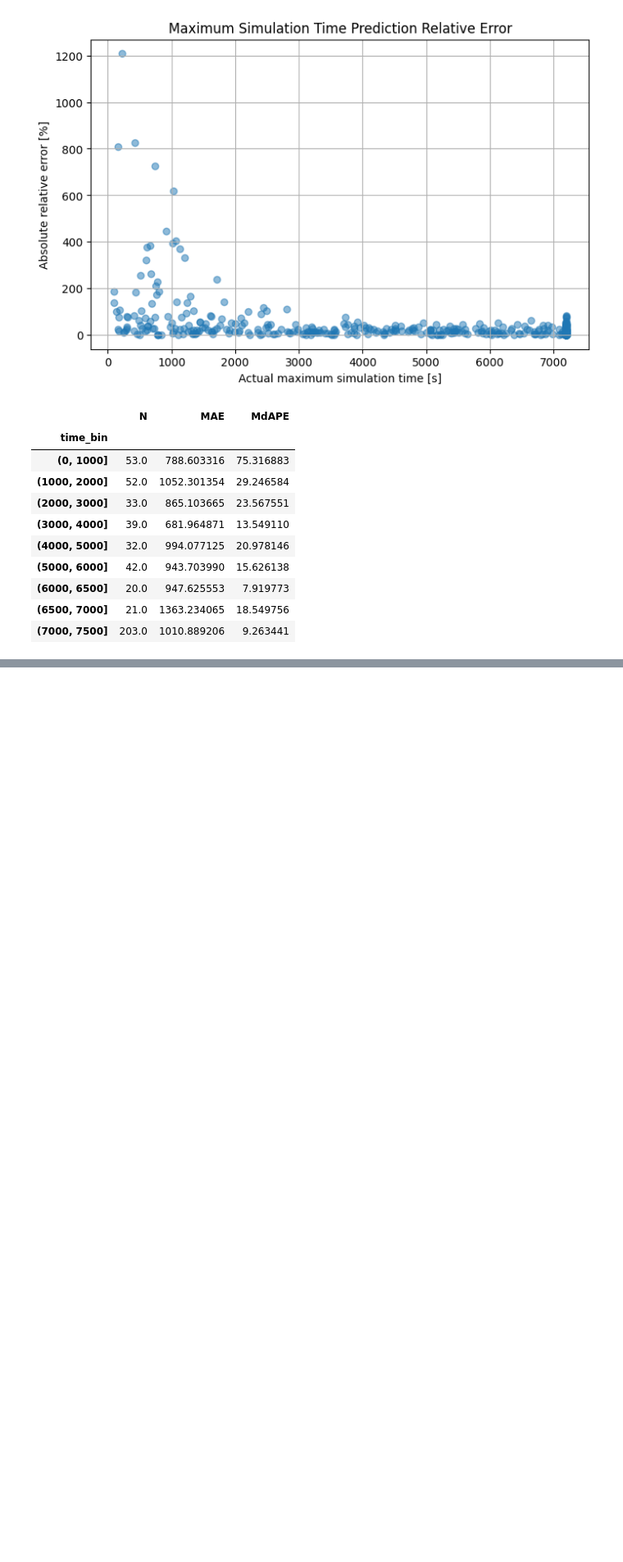
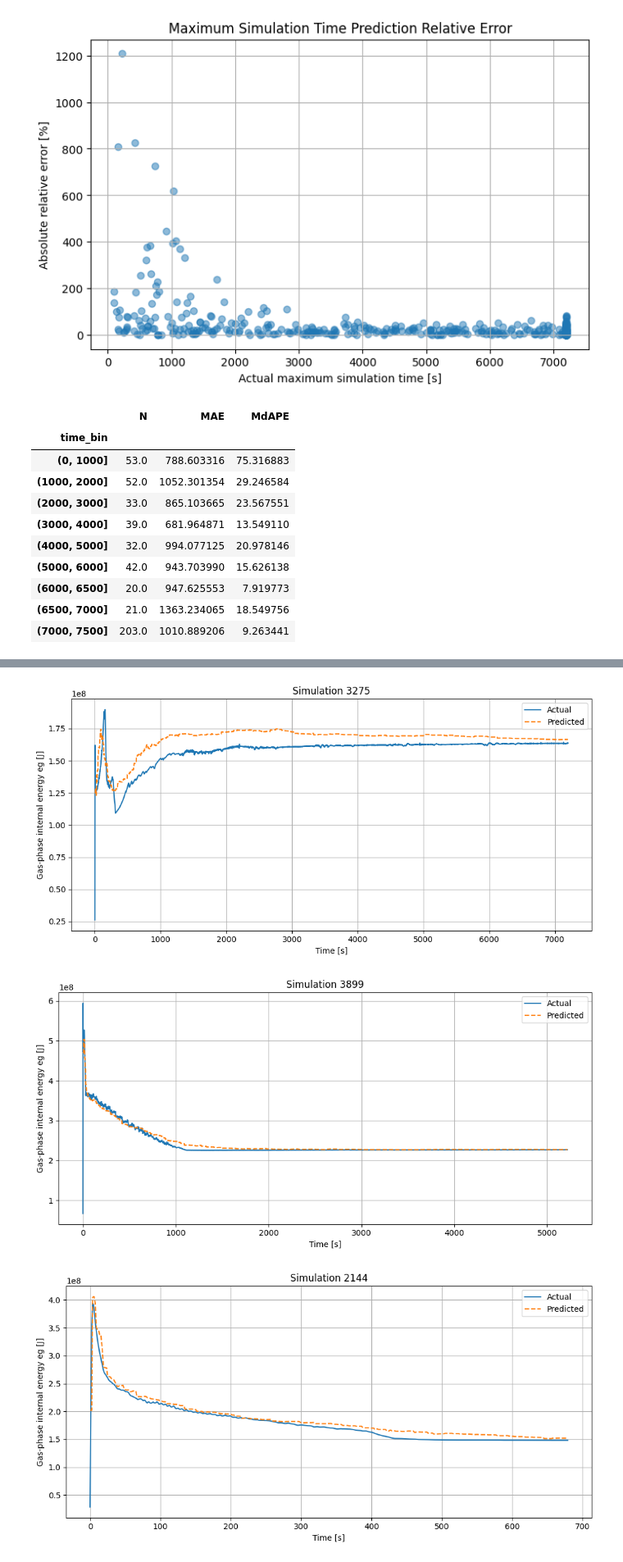
Before and after one commit to ananya-prashanth/IKE-HiWi, a Jupyter notebook: notebooks/exploration.ipynb, the cells around one changed output, grey strips where cells are left out. Shown at 82% size. Drawn from its saved outputs; the diff is of its cells as text; code cells hidden in the pictures; blank space fills up the shorter version.

```diff
--- a/notebooks/exploration.ipynb
+++ b/notebooks/exploration.ipynb
@@ -2497,6 +2226,0 @@ sim = train[
-# %%
-sim_id = train["Simulation No"].iloc[0]
-
-sim = train[
-    train["Simulation No"] == sim_id
-]
@@ -2652,0 +2386,13 @@ plt.show()
+# %%
+import pandas as pd
+import matplotlib.pyplot as plt
+
+pred_path = (
+    "/home/ikeaprash/project/data/processed/"
+    "predictions/trajectory_eg_predictions_test.parquet"
+)
+
+pred = pd.read_parquet(pred_path)
+
+print(pred.head())
+print("Test simulations:", pred["Simulation No"].nunique())
@@ -2652,0 +2407,49 @@ plt.show()
+# %%
+import numpy as np
+import matplotlib.pyplot as plt
+
+rng = np.random.default_rng(42)
+
+sim_ids = pred["Simulation No"].unique()
+
+selected = rng.choice(
+    sim_ids,
+    size=6,
+    replace=False
+)
+
+for sim_id in selected:
+
+    data = pred[
+        pred["Simulation No"] == sim_id
+    ].sort_values("time")
+
+    plt.figure(figsize=(10, 5))
+
+    plt.plot(
+        data["time"],
+        data["eg"],
+        label="Actual"
+    )
+
+    plt.plot(
+        data["time"],
+        data["predicted_eg"],
+        "--",
+        label="Predicted"
+    )
+
+    plt.xlabel("Time [s]")
+    plt.ylabel("Gas-phase internal energy eg [J]")
+    plt.title(
+        f"Simulation {sim_id}"
+    )
+
+    plt.legend()
+    plt.grid(True)
+    plt.tight_layout()
+    plt.show()
+# %% [output]
+[figure, added]
+[figure, added]
+[figure, added]
```
Also changed, not shown: parts of 121 cells of this notebook, 15 other files.
